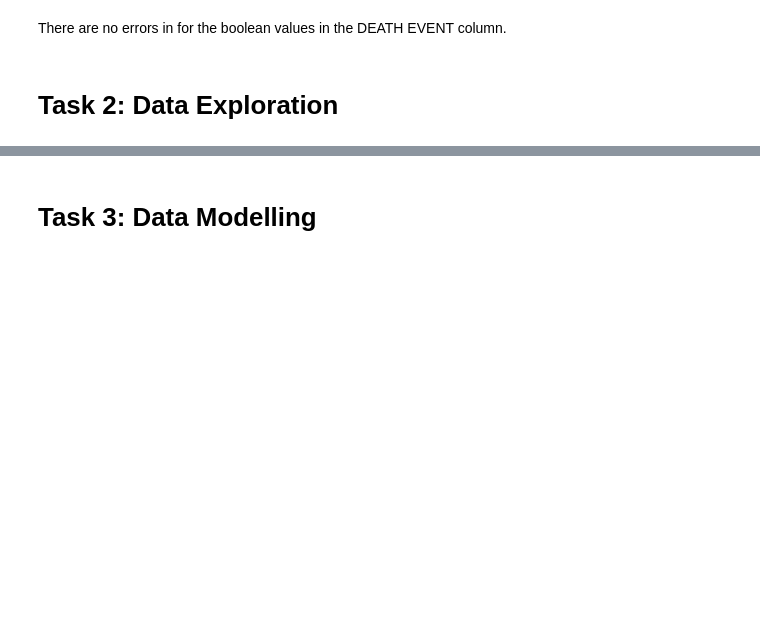
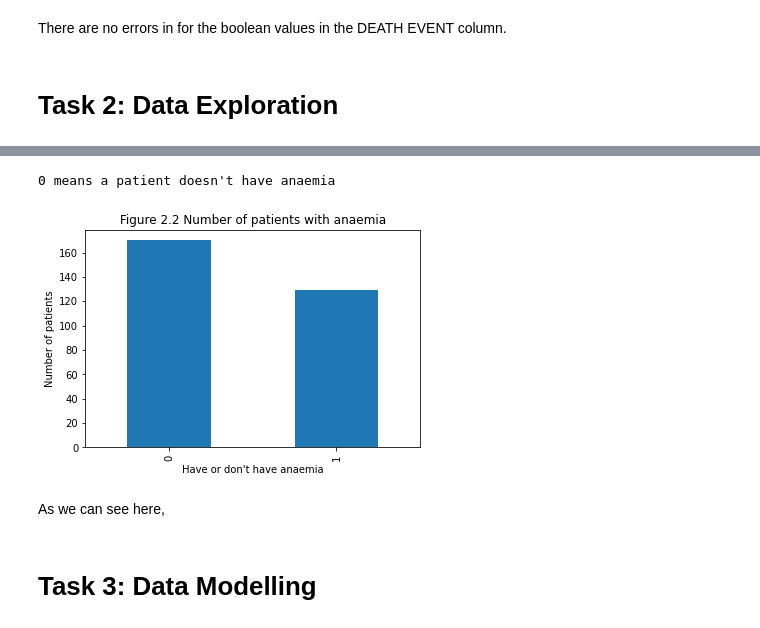
Before and after one commit to Ghost-Recon131/PDS-Assignment2, a Jupyter notebook: assignment2.ipynb, the cells around one changed output, grey strips where cells are left out. Saved outputs shown, nothing was run; the diff lists cells and outputs as text; code cells hidden in the pictures; blank space fills up the shorter version.

```diff
--- a/assignment2.ipynb
+++ b/assignment2.ipynb
@@ -427,3 +460,15 @@ There are no errors in for the boolean values in the DEATH EVENT column.
+# %%
+barchart = HFCR['anaemia'].value_counts().plot(kind="bar")
+label = HFCR['anaemia'].value_counts()
+barchart.set_ylabel("Number of patients")
+barchart.set_xlabel("Have or don't have anaemia")
+plt.title("Figure 2.2 Number of patients with anaemia")
+print("0 means a patient doesn't have anaemia")
+# %% [output]
+0 means a patient doesn't have anaemia
+[figure, added]
+# %% [markdown]
+As we can see here,
 # %%
 #   do stuff here
 # %% [markdown]
```
Also changed, not shown: parts of 10 cells of this notebook.
